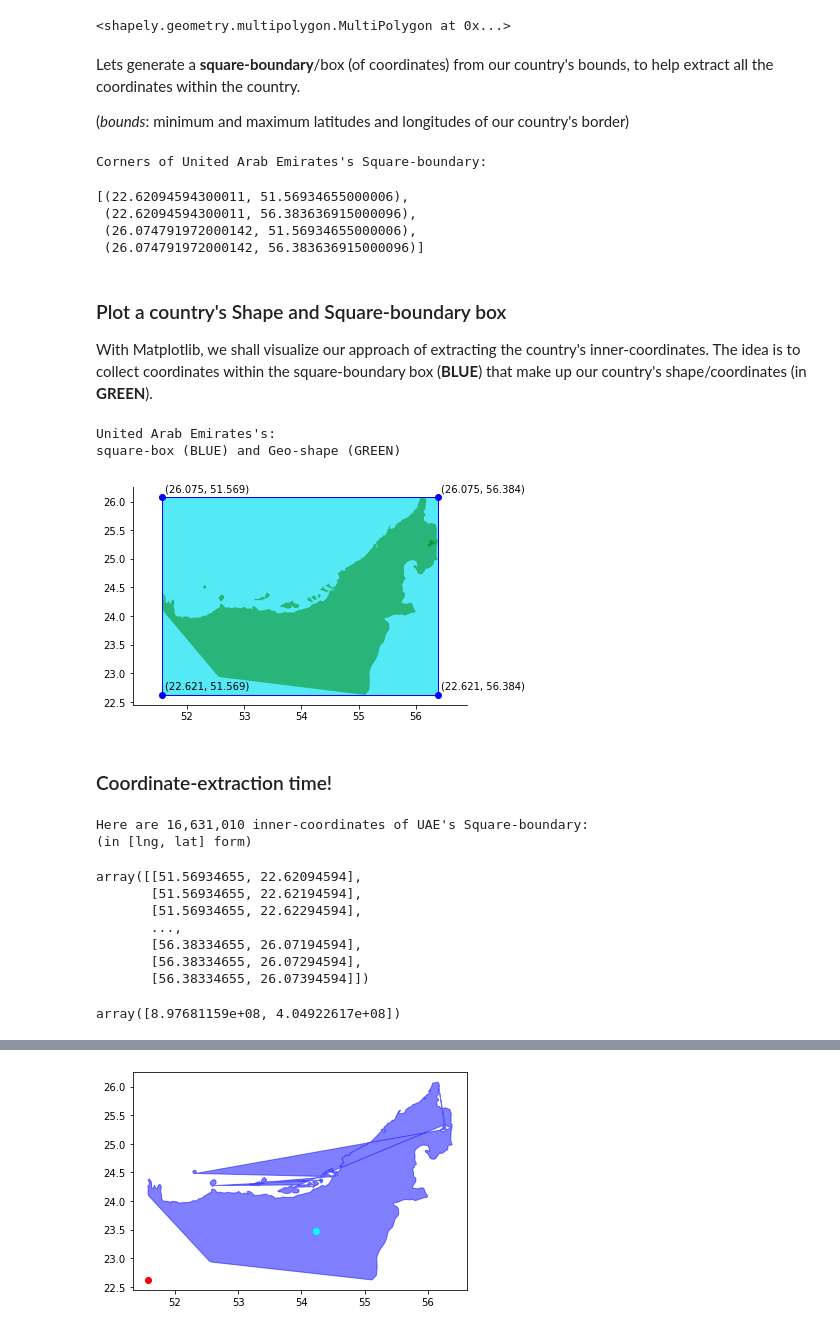
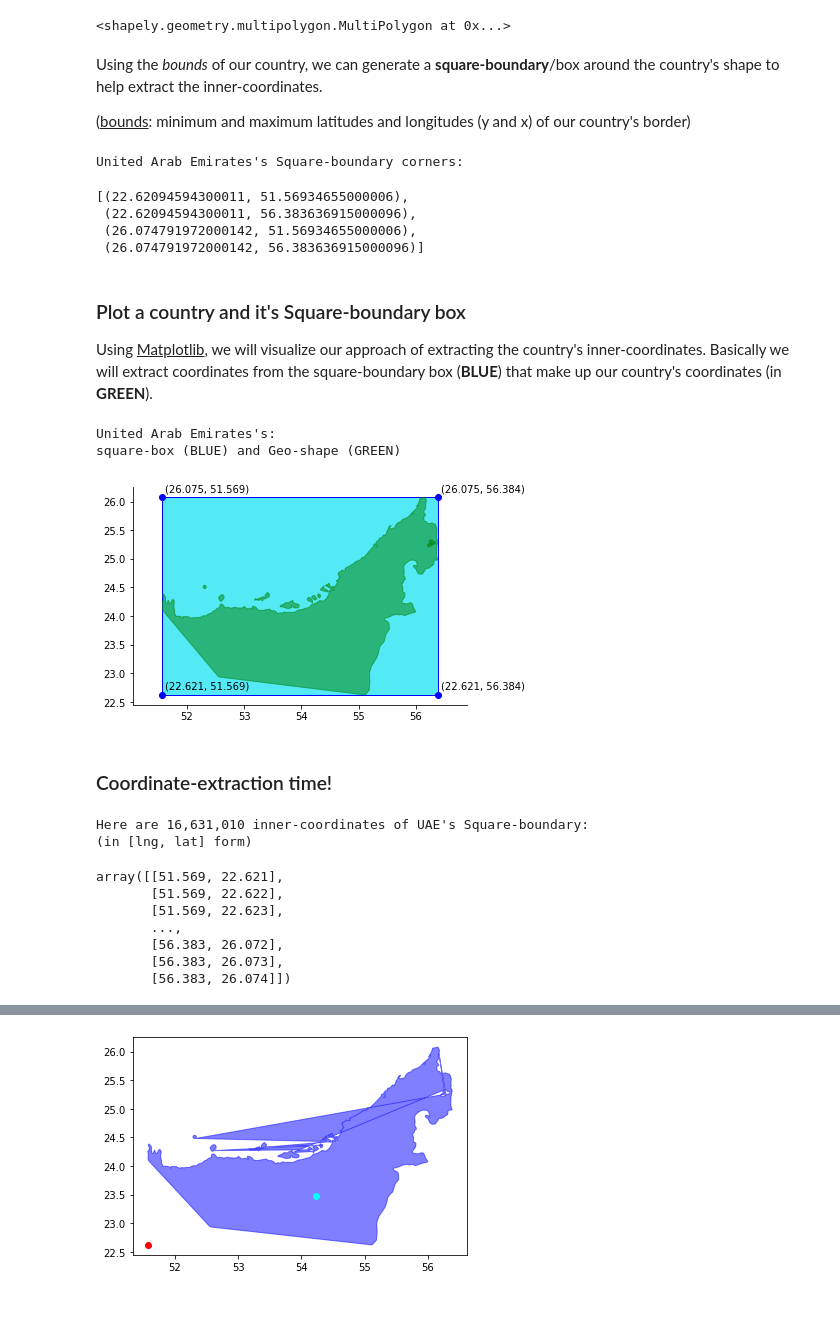
Before and after one commit to FaarisRazi/Python-Daily, a Jupyter notebook: Fun with Countries/country_polygon_coords.ipynb, the cells around one changed output, grey strips where cells are left out. Cells and saved outputs as stored; diff of their text form; code cells hidden in the pictures.

```diff
--- a/Fun with Countries/country_polygon_coords.ipynb
+++ b/Fun with Countries/country_polygon_coords.ipynb
@@ -28,93 +28,96 @@ Sneak-peak of our DF's middle 4 rows:
 Testing with -> United Arab Emirates:
 <shapely.geometry.multipolygon.MultiPolygon at 0x...>
 # %% [markdown]
-Lets generate a **square-boundary**/box (of coordinates) from our country's bounds, to help extract all the coordinates within the country.
+Using the *bounds* of our country, we can generate a **square-boundary**/box around the country's shape to help extract the inner-coordinates.
 
-(*bounds*: minimum and maximum latitudes and longitudes of our country's border)
+(<u>bounds</u>: minimum and maximum latitudes and longitudes (y and x) of our country's border)
 # %%
 minlng, minlat, maxlng, maxlat = UAE.geo.bounds
 
 minmax_lats, minmax_lngs = [minlat, maxlat], [minlng, maxlng]
 UAE_square_corners = [(x,y) for x in minmax_lats for y in minmax_lngs]
 
-print(f"Corners of {UAE.name}'s Square-boundary:")
+print(f"{UAE.name}'s Square-boundary corners:")
 UAE_square_corners
 # %% [output]
-Corners of United Arab Emirates's Square-boundary:
+United Arab Emirates's Square-boundary corners:
 [(22.62094594300011, 51.56934655000006),
  (22.62094594300011, 56.383636915000096),
  (26.074791972000142, 51.56934655000006),
  (26.074791972000142, 56.383636915000096)]
 # %% [markdown]
-### Plot a country's Shape and Square-boundary box
-With Matplotlib, we shall visualize our approach of extracting the country's inner-coordinates. The idea is to collect coordinates within the square-boundary box (**BLUE**) that make up our country's shape/coordinates (in **GREEN**).
+### Plot a country and it's Square-boundary box
+Using <u>Matplotlib</u>, we will visualize our approach of extracting the country's inner-coordinates. Basically we will extract coordinates from the square-boundary box (**BLUE**) that make up our country's coordinates (in **GREEN**).
 # %%
-from matplotlib import patches, pyplot as plt
+from matplotlib import patches, pyplot as plt, path as mpath
 
 # Rectangle made by UAE's Square-boundary coordinates
 UAE_sqaure = patches.Rectangle((minlng, minlat), #(left, bottom)
                                 maxlng - minlng, #(width)
                                 maxlat - minlat, #(height)
                                 fc = "#53eaf5",  # Face color
                                 ec = 'blue',     # Edge color
                                )
 # Making the main plot
 fig, axs = plt.subplots()
 axs.set_aspect('equal', 'datalim')
 axs.add_patch(UAE_sqaure) # Add UAE's Box/Square in the plot first
 
 # Add UAE's Geo-shape in the plot (overlay over UAE-Box)
-for geom in UAE.geo.geoms:
+UAE_lands = []
+for i, geom in enumerate(UAE.geo.geoms, 1):
     # x = Longitude, y = Latitude
     lngs_arr, lats_arr = geom.exterior.xy
-    axs.fill(lngs_arr, lats_arr, alpha=0.5, fc='green', ec='none')
+
+    # Make Polygon-patches (plot-shapes) from UAE's Polygons/Lands:
+    land_border_coords = list(map(list, zip(lngs_arr, lats_arr)))
+    land_patch = patches.Polygon(land_border_coords, color="green", alpha=0.5)
+
+    # Or just fill land-Polygons easily with:
+    # axs.fill(lngs_arr, lats_arr, alpha=0.5, fc='green', ec='blue')
+
+    axs.add_patch(land_patch) # Add the Polygons/Lands to the Plot
+    UAE_lands.append(land_patch) # Collect the Polygons in a list
 
 # Label the corners of UAE's Square/box
 for lat, lng in UAE_square_corners:
 #     plt.annotate(f'{round(lat,3), round(lng,3)}', xy=(lng, lat))
     axs.plot(lng, lat, 'bo')
     axs.text(lng+.05, lat+.1, f'{round(lat,3), round(lng,3)}')
 
-# Remove the main plot's outlines (right and top)
+# Remove the plot's frame-outlines
 for pos in ['right', 'top']:
     plt.gca().spines[pos].set_visible(False)
 
 print(f"{UAE.name}'s:\n"+
       "square-box (BLUE) and Geo-shape (GREEN)\n")
 plt.show()
 # %% [output]
 United Arab Emirates's:
 square-box (BLUE) and Geo-shape (GREEN)
-[figure, old version]
+[figure, new version]
 # %% [markdown]
 ### Coordinate-extraction time!
 # %%
 # Making a range of latitudes and longitudes (min to max)
-# with a difference of 0.001 between each point
+# that are evenly-spaced by 0.001 (gaps between each point)
 square_lats = np.arange(*minmax_lats, 0.001)
 square_lngs = np.arange(*minmax_lngs, 0.001)
 
 # Generate combinations of our latitudes and longitudes
-square_coords = np.array(np.meshgrid(square_lngs, square_lats)).T.reshape(-1, 2)
+UAE_square_coords = np.array(np.meshgrid(square_lngs, square_lats)).T.reshape(-1, 2)
+UAE_square_coords = np.round(UAE_square_coords, 3)
 
 print(f'Here are {len(square_coords):,} inner-coordinates'+
       " of UAE's Square-boundary:\n(in [lng, lat] form)" )
-square_coords
+UAE_square_coords
 # %% [output]
 Here are 16,631,010 inner-coordinates of UAE's Square-boundary:
 (in [lng, lat] form)
-array([[51.56934655, 22.62094594],
-       [51.56934655, 22.62194594],
-       [51.56934655, 22.62294594],
+array([[51.569, 22.621],
+       [51.569, 22.622],
+       [51.569, 22.623],
        ...,
-       [56.38334655, 26.07194594],
-       [56.38334655, 26.07294594],
-       [56.38334655, 26.07394594]])
+       [56.383, 26.072],
+       [56.383, 26.073],
+       [56.383, 26.074]])
-# %%
-from shapely.geometry import Point
-
-points_in_geo = lambda lnglat, geo: sum((lnglat))#Point(list(lnglat)).within(geo)
-
-# points_in_geo(square_coords, UAE.geo)
-# %% [output]
-array([8.97681159e+08, 4.04922617e+08])
```
Also changed, not shown: parts of 2 cells of this notebook.
